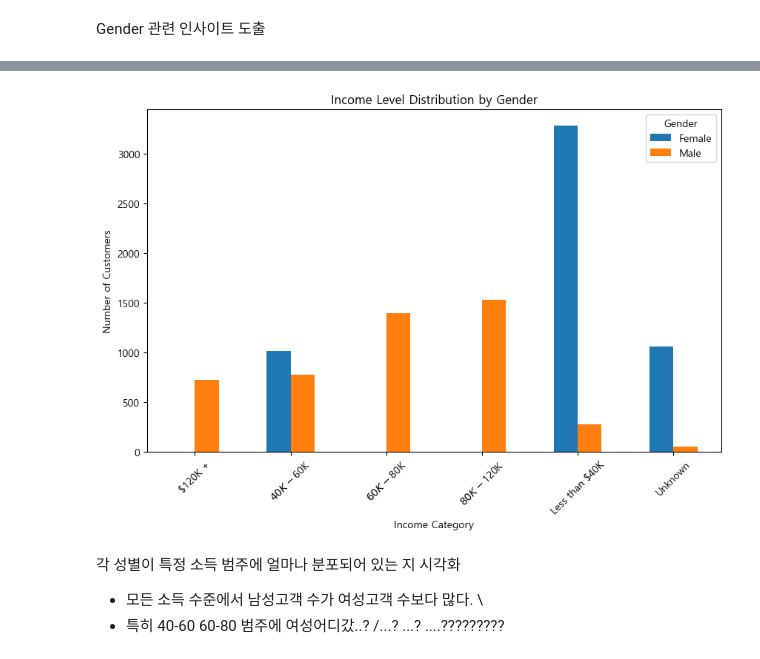
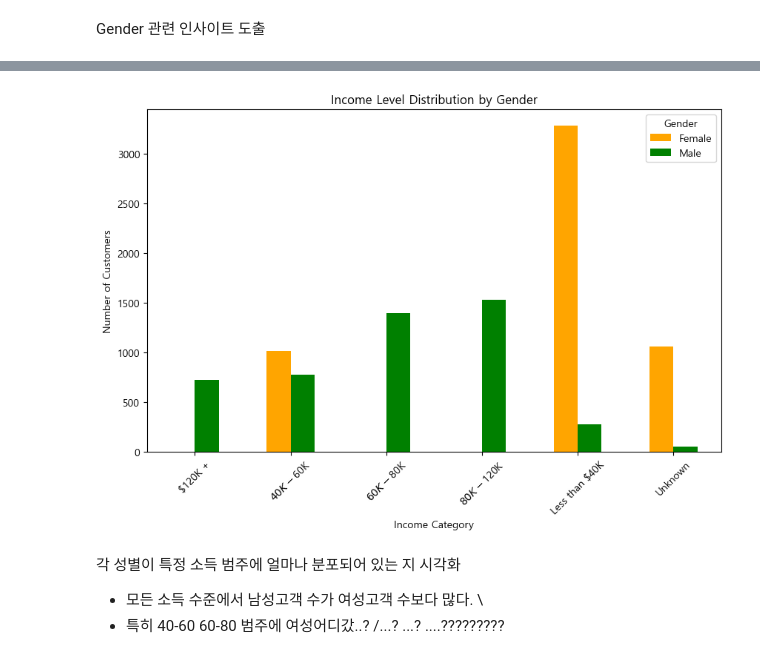
Before and after one commit to myhappydays/Programmers-Data-Analysis-2nd, a Jupyter notebook: heeryeong/bank.ipynb, the cells around one changed output, grey strips where cells are left out. Saved outputs shown, nothing was run; the diff lists cells and outputs as text; code cells hidden in the pictures.

```diff
--- a/heeryeong/bank.ipynb
+++ b/heeryeong/bank.ipynb
@@ -1217,19 +1232,19 @@ Gender 관련 인사이트 도출
 # %%
 
-
+palette = {0: 'orange', 1: 'green'}
 # 성별과 소득 수준을 그룹화하여 분포를 계산
 income_gender_dist = data.groupby(['Income_Category', 'Gender']).size().unstack().fillna(0)
 
 # 소득 수준별 성별 분포 시각화
-income_gender_dist.plot(kind='bar',stacked=False, figsize=(10, 6))
+income_gender_dist.plot(kind='bar',stacked=False, figsize=(10, 6), color=palette)
 plt.title('Income Level Distribution by Gender')
 plt.xlabel('Income Category')
 plt.ylabel('Number of Customers')
 plt.legend(['Female', 'Male'], title='Gender')
 plt.xticks(rotation=45)
 plt.show()
 # %% [output]
-[figure, old version]
+[figure, new version]
 # %% [markdown]
 각 성별이 특정 소득 범주에 얼마나 분포되어 있는 지 시각화
 - 모든 소득 수준에서 남성고객 수가 여성고객 수보다 많다. \
```
Also changed, not shown: parts of 17 cells of this notebook.
